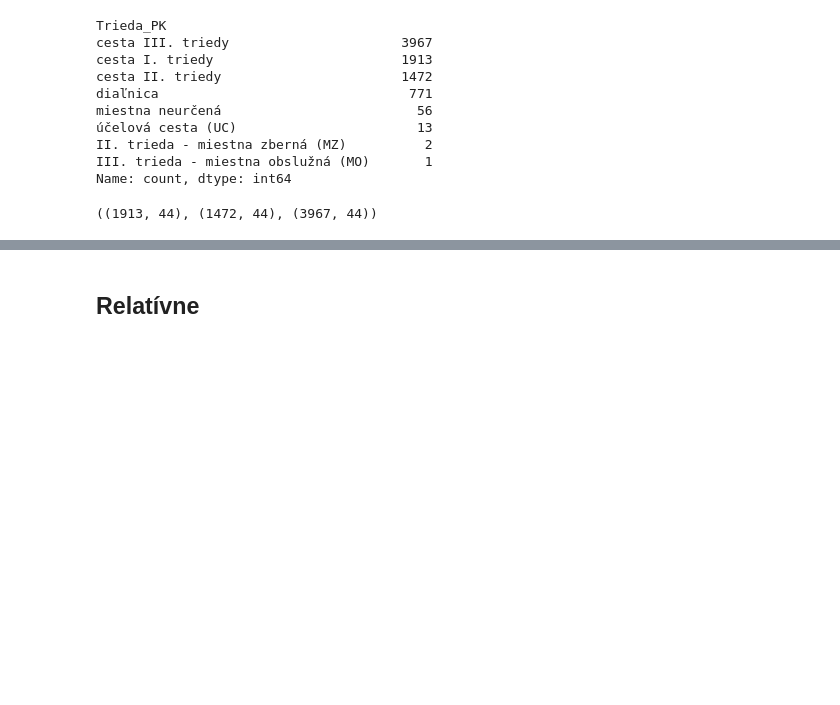
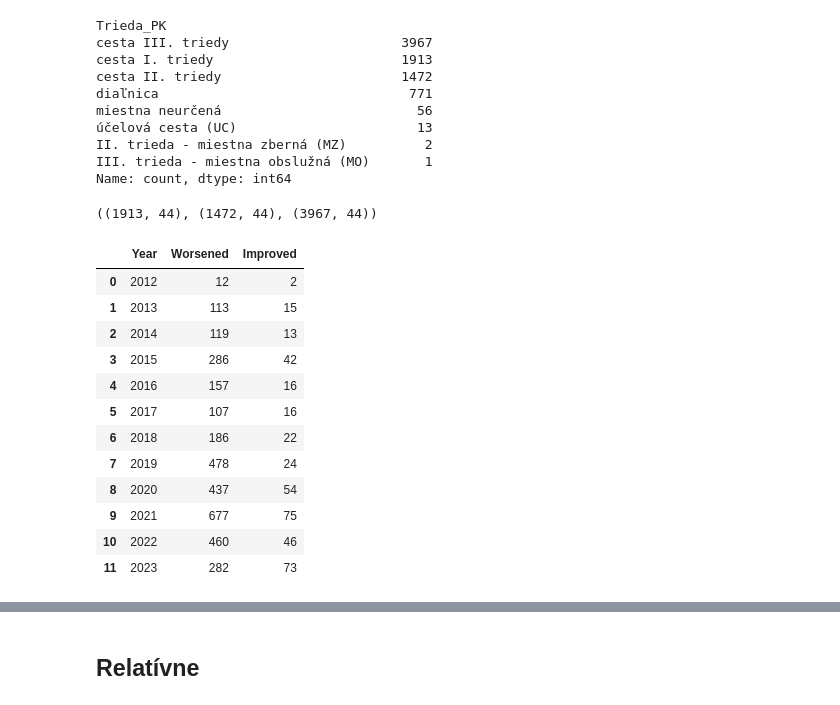
Before and after one commit to Medvedku/Bridges, a Jupyter notebook: Analyzy/01_predikcie_III.ipynb, the cells around one changed output, grey strips where cells are left out. Drawn from its saved outputs; the diff is of its cells as text; code cells hidden in the pictures; blank space fills up the shorter version.

```diff
--- a/Analyzy/01_predikcie_III.ipynb
+++ b/Analyzy/01_predikcie_III.ipynb
@@ -81,0 +120,48 @@ filtered_bridges_I.shape, filtered_bridges_II.shape, filtered_bridges_III.shape
+# %%
+# Initialize dictionaries to store counts of worsening and improving conditions
+worsened_counts = {}
+improved_counts = {}
+
+# Loop over each year to compare conditions with the next year
+for year in range(2012, 2024):
+    # Columns for current year and next year
+    current_year_col = f"n_{year}"
+    next_year_col = f"n_{year + 1}"
+
+    # Filter out rows where either current or next year condition is zero
+    valid_data = filtered_bridges_III[(filtered_bridges_III[current_year_col] != 0) &
+                                      (filtered_bridges_III[next_year_col] != 0)]
+
+    # Count bridges with worsened conditions (next year condition is higher)
+    worsened_counts[year] = (valid_data[next_year_col]
+                             > valid_data[current_year_col]).sum()
+
+    # Count bridges with improved conditions (next year condition is lower)
+    improved_counts[year] = (valid_data[next_year_col]
+                             < valid_data[current_year_col]).sum()
+
+# Convert results to DataFrames for better readability
+worsened_df = pd.DataFrame(
+    list(worsened_counts.items()), columns=["Year", "Worsened"])
+improved_df = pd.DataFrame(
+    list(improved_counts.items()), columns=["Year", "Improved"])
+
+# Merge DataFrames to display the results side by side
+change_summary_df = pd.merge(worsened_df, improved_df, on="Year")
+
+# Display the summary
+change_summary_df
+# %% [output]
+|  | Year | Worsened | Improved |
+| 0 | 2012 | 12 | 2 |
+| 1 | 2013 | 113 | 15 |
+| 2 | 2014 | 119 | 13 |
+| 3 | 2015 | 286 | 42 |
+| 4 | 2016 | 157 | 16 |
+| 5 | 2017 | 107 | 16 |
+| 6 | 2018 | 186 | 22 |
+| 7 | 2019 | 478 | 24 |
+| 8 | 2020 | 437 | 54 |
+| 9 | 2021 | 677 | 75 |
+| 10 | 2022 | 460 | 46 |
+| 11 | 2023 | 282 | 73 |
```
Also changed, not shown: parts of 2 cells of this notebook, 35 other files.
